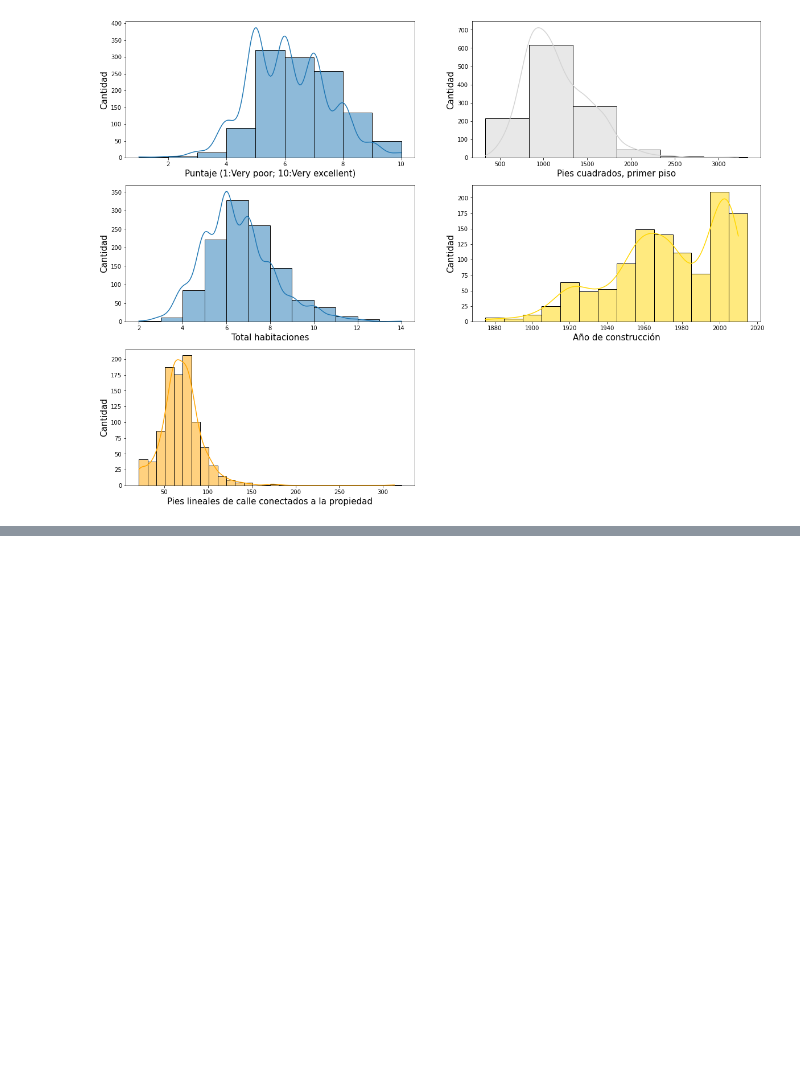
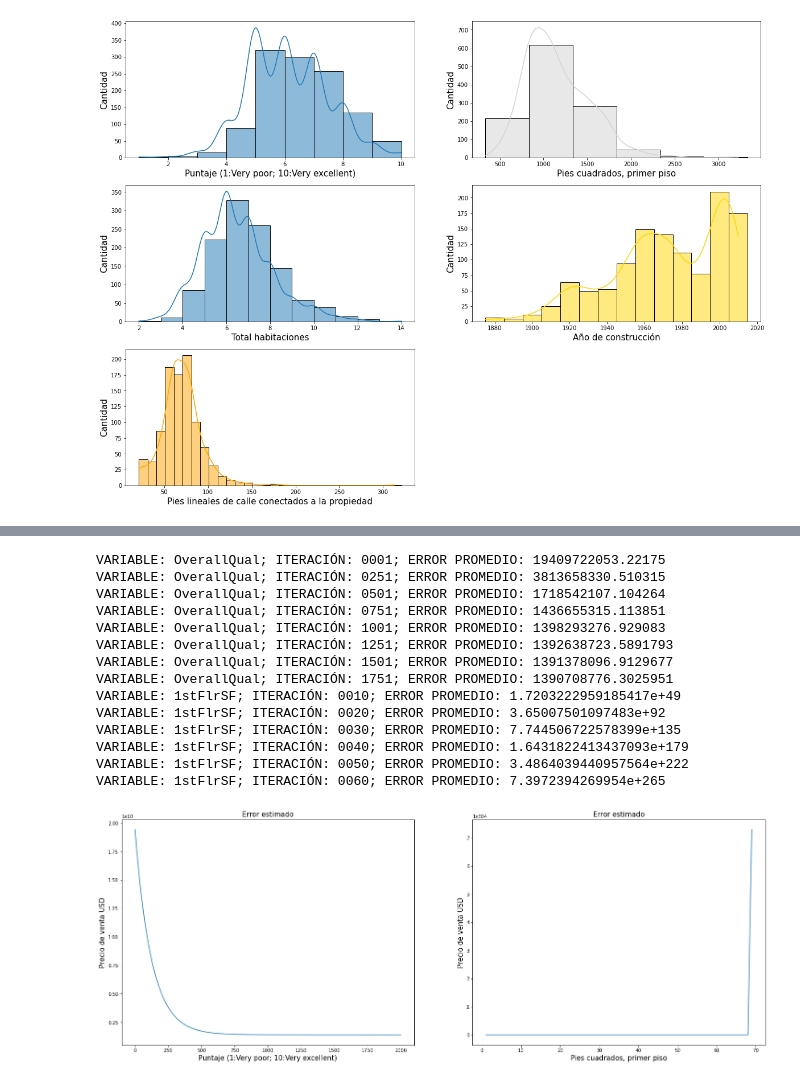
Before and after one commit to hbarrientos/PythonDataScience_U, a Jupyter notebook: CDP_U_Proyecto_HenryBarrientos/CDP_U_Proyecto_HenryBarrientos.ipynb, the cells around one changed output, grey strips where cells are left out. Drawn from its saved outputs; the diff is of its cells as text; code cells hidden in the pictures; blank space fills up the shorter version.

Commit message:
* Se agregan funcion para entrenamiento y determinar los valores del modelo m y b. * Se agrega la funcion con la que se grafican los valores del error estimado.

```diff
--- a/CDP_U_Proyecto_HenryBarrientos/CDP_U_Proyecto_HenryBarrientos.ipynb
+++ b/CDP_U_Proyecto_HenryBarrientos/CDP_U_Proyecto_HenryBarrientos.ipynb
@@ -104,0 +100,66 @@ print(dtframe.columns[2])
+# %%
+def do_graph(x_data, y_data, xlabel, ylabel, title, fig, plot_index):
+#     print(x_data, "\n", y_data)
+#     fig = plt.figure(figsize = (10, 5))
+    xyplot = fig.add_subplot(1, 2, plot_index)
+    xyplot.plot(x_data, y_data)
+    xyplot.set_title(title, fontsize = 15)
+    xyplot.set_xlabel(xlabel, fontsize = 15)
+    xyplot.set_ylabel(ylabel, fontsize = 15)
+
+
+def do_training(x_vals, y_vals, epochs, imprimir_error_cada, learning_rate, result, column_name, iteration = 1, mb = [0, 0]):
+    m = mb[0]
+    b = mb[1]
+    x_vals_one = np.c_[x_vals, np.ones(x_vals.shape[0])]
+    yhat = np.add( np.multiply(m, x_vals), b)
+    error_arr = np.divide( np.power( np.subtract(yhat, y_vals), 2), 2)
+    error_mean = np.mean(error_arr)
+
+    mb_grad = np.multiply(np.c_[np.subtract(yhat, y_vals), np.subtract(yhat, y_vals)], x_vals_one)
+    # estimar nueva m y b
+    m_mean = np.mean(mb_grad, axis = 0)[0]
+    b_mean = np.mean(mb_grad, axis = 0)[1]
+    m = np.subtract(m, np.multiply(learning_rate, m_mean) )
+    b = np.subtract(b, np.multiply(learning_rate, b_mean) )
+    if ((epochs%imprimir_error_cada) == 0 ):
+        print("VARIABLE: {}; ITERACIÓN: {:0>4}; ERROR PROMEDIO: {}".format(column_name, iteration, error_mean))
+    epochs -= 1
+    result = np.r_[result, [[iteration, m, b, error_mean]] ]
+    if (epochs > 0):
+        iteration += 1
+        result = do_training(x_vals, y_vals, epochs, imprimir_error_cada, learning_rate, result, column_name, iteration, [m, b])
+    return result
+
+# result = do_training(np.array([65,80,68]), np.array([208.5, 181.5, 223.5]), 10, 1, 0.0001, np.empty([0, 4]))
+# do_graph(result[:,0], result[:,3])
+# print(result)
+# break
+
+fig = plt.figure(figsize = (25, 9))
+plot_index = 0
+for column_name in dtframe:
+    if (column_name == "OverallQual"):
+        result = do_training(dtframe[column_name].values, dtframe["SalePrice"].values, 2000, 250, 0.0001, np.empty([0, 4]), column_name)
+        plot_index += 1
+        do_graph(result[:,0], result[:,3], "Puntaje (1:Very poor; 10:Very excellent)", "Precio de venta USD", "Error estimado", fig, plot_index)
+    elif (column_name == "1stFlrSF"):
+        result = do_training(dtframe[column_name].values, dtframe["SalePrice"].values, 69, 10, 0.0001, np.empty([0, 4]), column_name)
+        plot_index += 1
+        do_graph(result[:,0], result[:,3], "Pies cuadrados, primer piso", "Precio de venta USD", "Error estimado", fig, plot_index)
+# %% [output]
+VARIABLE: OverallQual; ITERACIÓN: 0001; ERROR PROMEDIO: 19409722053.22175
+VARIABLE: OverallQual; ITERACIÓN: 0251; ERROR PROMEDIO: 3813658330.510315
+VARIABLE: OverallQual; ITERACIÓN: 0501; ERROR PROMEDIO: 1718542107.104264
+VARIABLE: OverallQual; ITERACIÓN: 0751; ERROR PROMEDIO: 1436655315.113851
+VARIABLE: OverallQual; ITERACIÓN: 1001; ERROR PROMEDIO: 1398293276.929083
+VARIABLE: OverallQual; ITERACIÓN: 1251; ERROR PROMEDIO: 1392638723.5891793
+VARIABLE: OverallQual; ITERACIÓN: 1501; ERROR PROMEDIO: 1391378096.9129677
+VARIABLE: OverallQual; ITERACIÓN: 1751; ERROR PROMEDIO: 1390708776.3025951
+VARIABLE: 1stFlrSF; ITERACIÓN: 0010; ERROR PROMEDIO: 1.7203222959185417e+49
+VARIABLE: 1stFlrSF; ITERACIÓN: 0020; ERROR PROMEDIO: 3.65007501097483e+92
+VARIABLE: 1stFlrSF; ITERACIÓN: 0030; ERROR PROMEDIO: 7.744506722578399e+135
+VARIABLE: 1stFlrSF; ITERACIÓN: 0040; ERROR PROMEDIO: 1.6431822413437093e+179
+VARIABLE: 1stFlrSF; ITERACIÓN: 0050; ERROR PROMEDIO: 3.4864039440957564e+222
+VARIABLE: 1stFlrSF; ITERACIÓN: 0060; ERROR PROMEDIO: 7.3972394269954e+265
+[figure, added]
```
Also changed, not shown: parts of 6 cells of this notebook.
